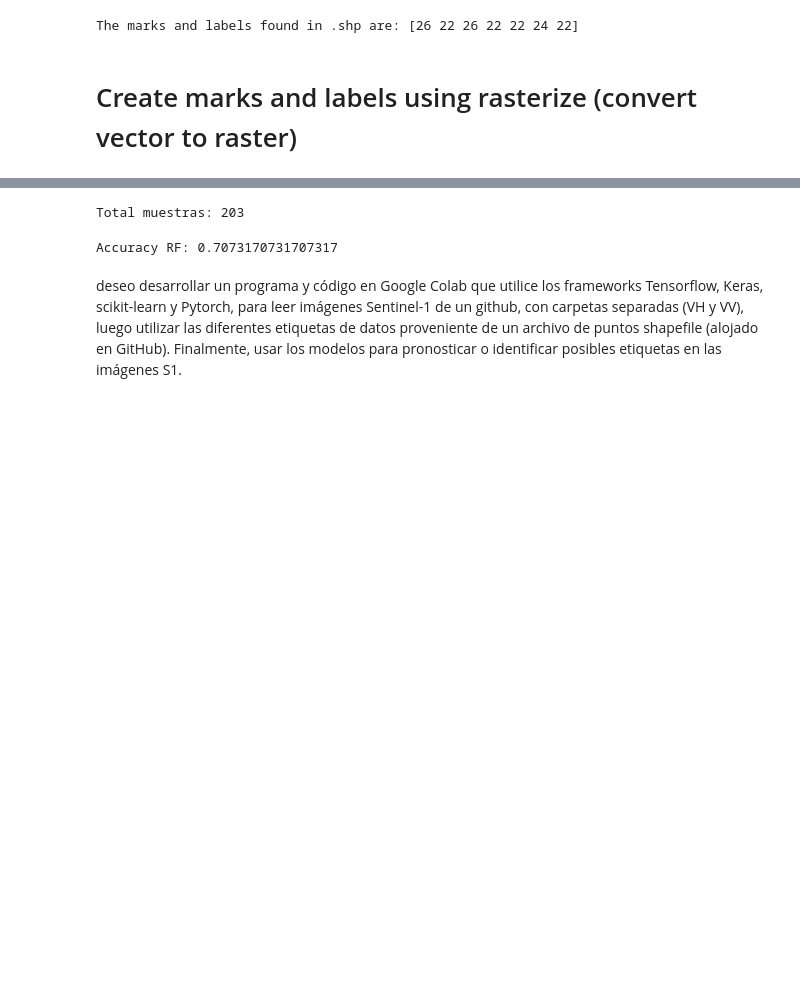
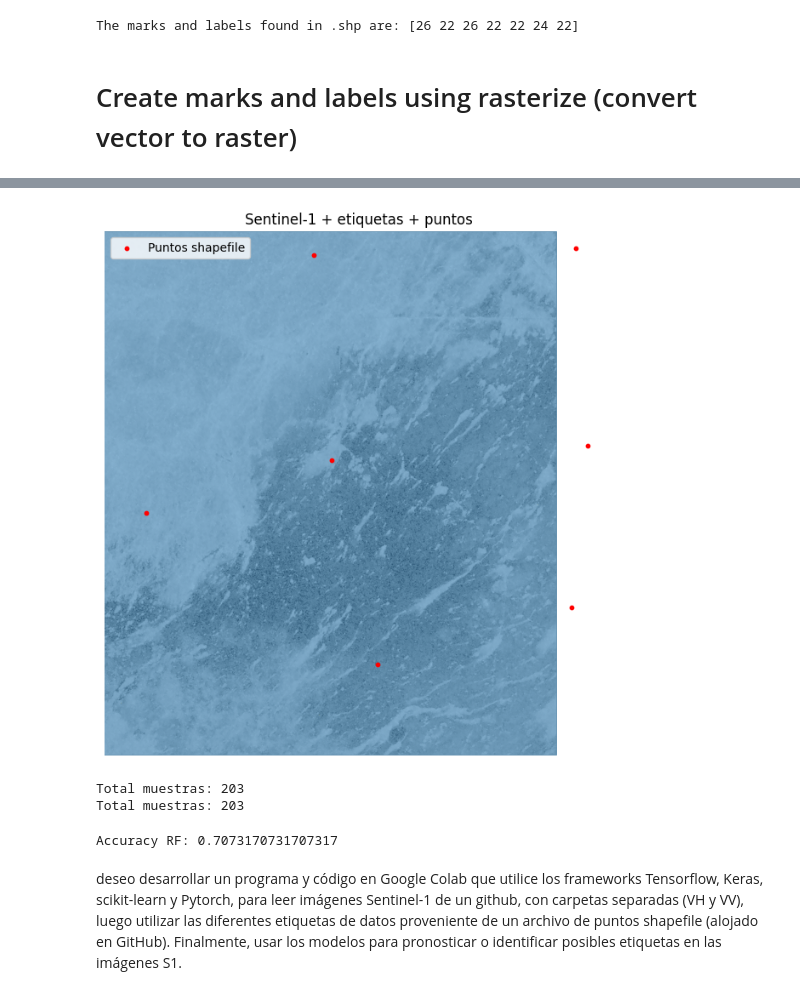
Before and after one commit to CarlosMendez1997Sei/WETSAT_v2, a Jupyter notebook: 2_Modelling_WETSAT_Google_Colab/Wetsat_Geoprocessing.ipynb, the cells around one changed output, grey strips where cells are left out. Drawn from its saved outputs; the diff is of its cells as text; code cells hidden in the pictures; blank space fills up the shorter version.

```diff
--- a/2_Modelling_WETSAT_Google_Colab/Wetsat_Geoprocessing.ipynb
+++ b/2_Modelling_WETSAT_Google_Colab/Wetsat_Geoprocessing.ipynb
@@ -131,3 +174,35 @@ Rasterization complete with Shape: (1121, 967)
+# %%
+# Obtener el CRS de la imagen Sentinel-1
+with rasterio.open(os.path.join(vh_path, os.listdir(vh_path)[0])) as src:
+    raster_crs = src.crs
+
+# Reproyectar el shapefile al CRS de la imagen
+gdf = gdf.to_crs(raster_crs)
+
+
+
+# Coordenadas de los puntos
+x_coords = gdf.geometry.x
+y_coords = gdf.geometry.y
+
+plt.figure(figsize=(10, 8))
+
+
+
+# Superponer etiquetas rasterizadas
+plt.imshow(raster_labels, cmap='tab10', alpha=0.5)
+
+# Superponer puntos del shapefile
+plt.scatter(
+    *rasterio.transform.rowcol(transform, x_coords.values, y_coords.values),
+    color='red', s=10, label='Puntos shapefile'
+)
+
+plt.legend()
+plt.axis('off')
+plt.show()
+# %% [output]
+[figure, added]
 # %%
 X_train = []
 y_train = []
@@ -146,8 +221,10 @@ X_train = np.concatenate(X_train, axis=0)
 y_train = np.concatenate(y_train, axis=0)
 
 print(f"Total muestras: {X_train.shape[0]}")
+print(f"Total muestras: {y_train.shape[0]}")
 # %% [output]
 Total muestras: 203
+Total muestras: 203
 # %%
 from sklearn.ensemble import RandomForestClassifier
 from sklearn.model_selection import train_test_split
```
Also changed, not shown: parts of 4 cells of this notebook.
